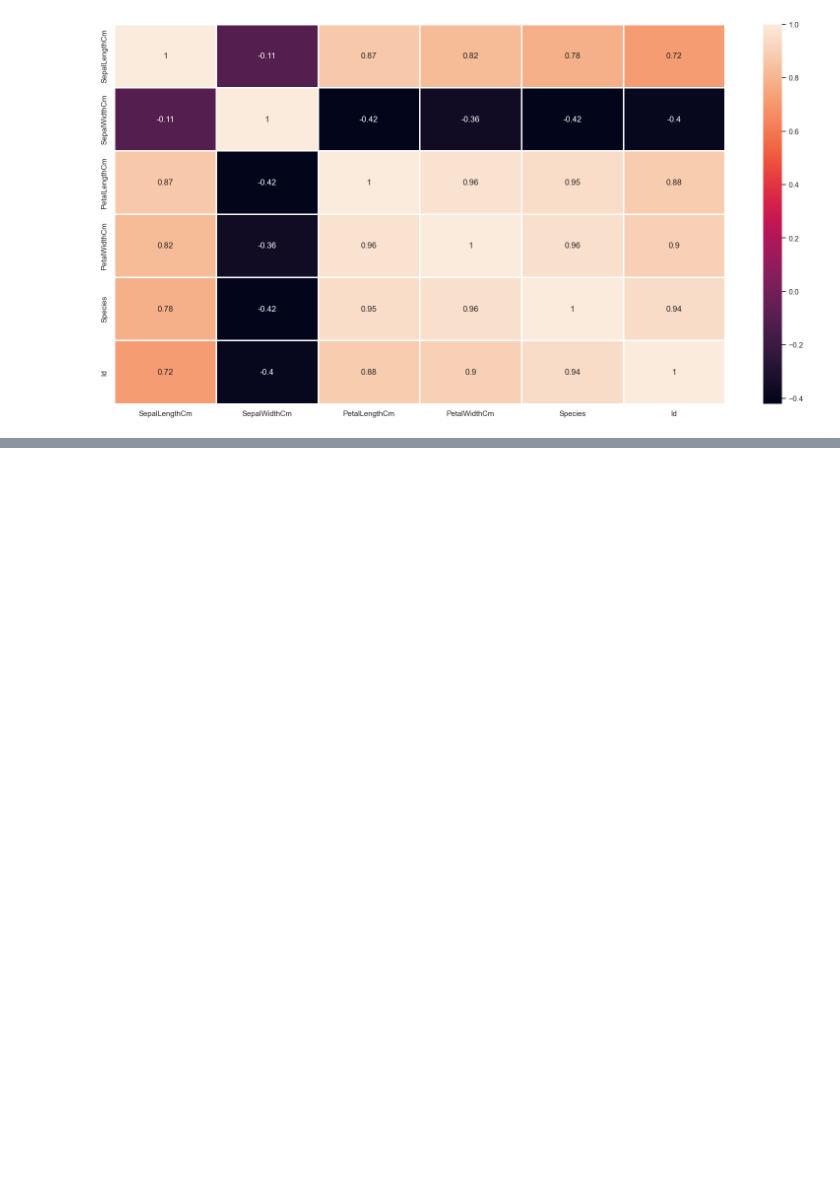
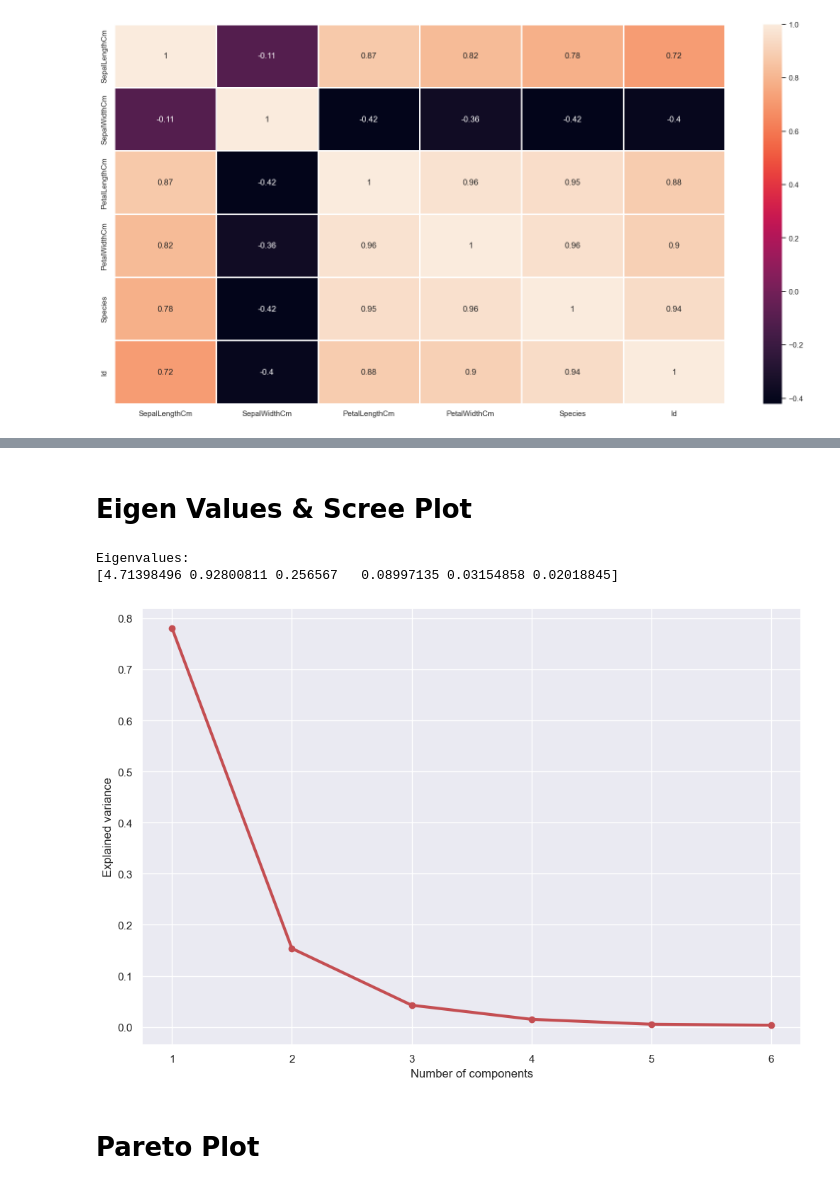
Before and after one commit to Tobilobaaxx/iris_pca_detection, a Jupyter notebook: classifieddata.ipynb, the cells around one changed output, grey strips where cells are left out. Saved outputs shown, nothing was run; the diff lists cells and outputs as text; code cells hidden in the pictures; blank space fills up the shorter version.

```diff
--- a/classifieddata.ipynb
+++ b/classifieddata.ipynb
@@ -130,0 +182,22 @@ NameError: name 'y' is not defined
+# %% [markdown]
+# Eigen Values & Scree Plot
+# %%
+
+#Eigenvalues
+Lambda = pca.explained_variance_
+print(f'Eigenvalues:\n{Lambda}')
+
+#Scree plot
+plt. figure()
+x = np.arange(len(Lambda)) + 1
+plt.plot(x,Lambda/sum(Lambda), 'ro-', lw=3)
+plt.xticks(x, [""+str(i) for i in x], rotation=0)
+plt.xlabel('Number of components')
+plt.ylabel('Explained variance')
+plt.show()
+# %% [output]
+Eigenvalues:
+[4.71398496 0.92800811 0.256567   0.08997135 0.03154858 0.02018845]
+[figure, added]
+# %% [markdown]
+# Pareto Plot
```
Also changed, not shown: parts of 13 cells of this notebook, 1 other file.
